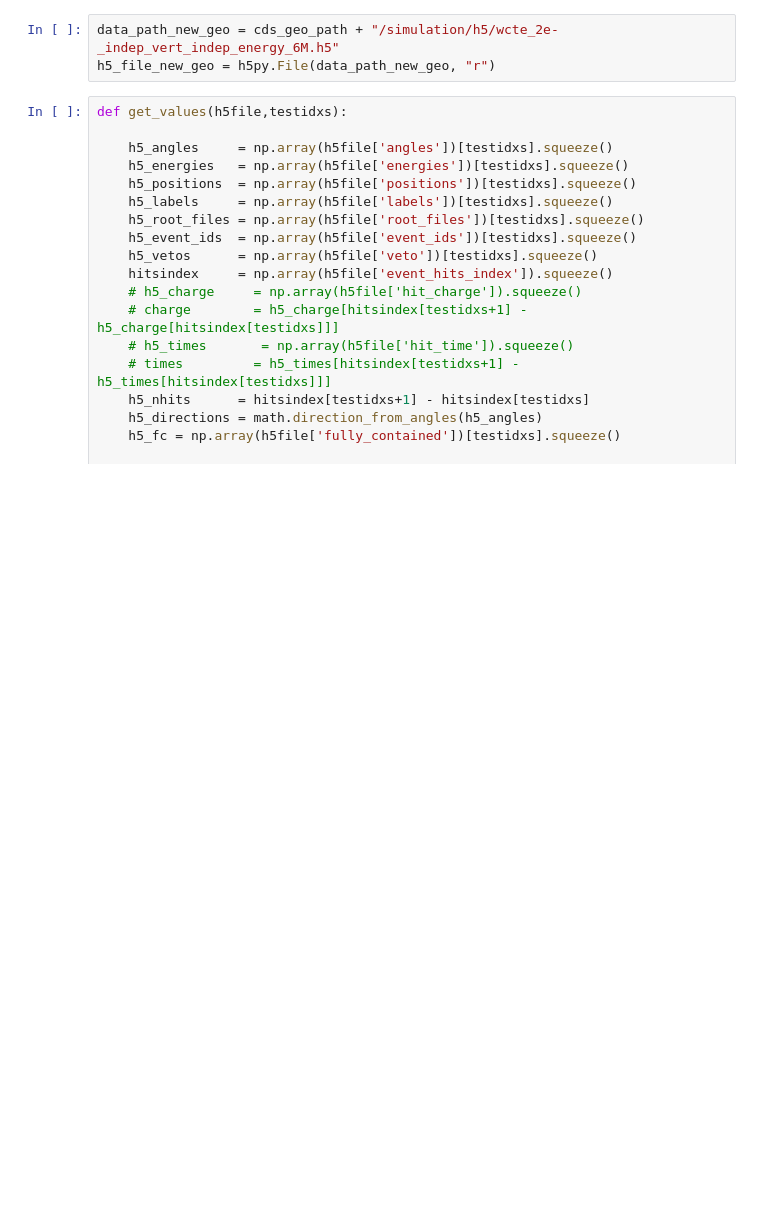
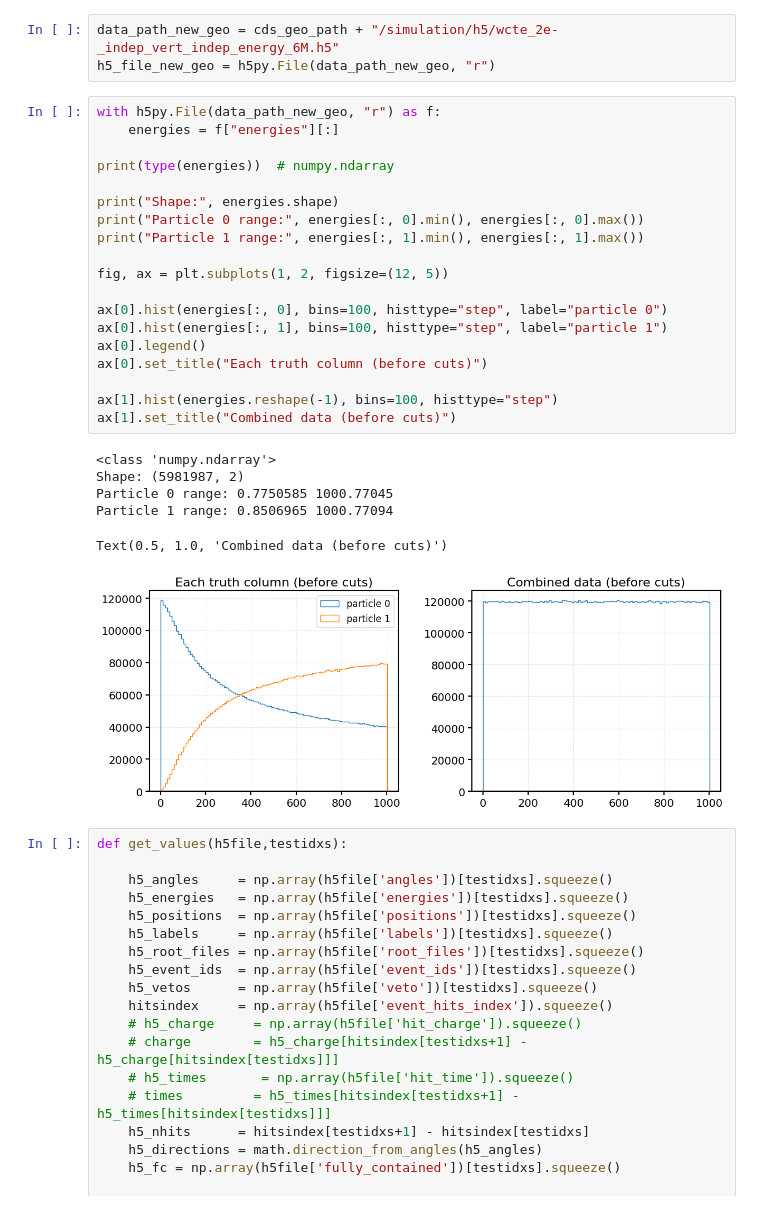
Before and after one commit to cid02219585/WatChMaL, a Jupyter notebook: regression_analysis_multi.ipynb, the cells around one changed output. Saved outputs shown, nothing was run; the diff lists cells and outputs as text; blank space fills up the shorter version.

Commit message:
plotting changes

```diff
--- a/regression_analysis_multi.ipynb
+++ b/regression_analysis_multi.ipynb
@@ -67,6 +67,32 @@ test_idxs_new_geo  = np.load(idxs_path_new_geo, allow_pickle=True)['test_idxs']
 # %%
 data_path_new_geo = cds_geo_path + "/simulation/h5/wcte_2e-_indep_vert_indep_energy_6M.h5"
 h5_file_new_geo = h5py.File(data_path_new_geo, "r")
+# %%
+with h5py.File(data_path_new_geo, "r") as f:
+    energies = f["energies"][:]
+
+print(type(energies))  # numpy.ndarray
+
+print("Shape:", energies.shape)
+print("Particle 0 range:", energies[:, 0].min(), energies[:, 0].max())
+print("Particle 1 range:", energies[:, 1].min(), energies[:, 1].max())
+
+fig, ax = plt.subplots(1, 2, figsize=(12, 5))
+
+ax[0].hist(energies[:, 0], bins=100, histtype="step", label="particle 0")
+ax[0].hist(energies[:, 1], bins=100, histtype="step", label="particle 1")
+ax[0].legend()
+ax[0].set_title("Each truth column (before cuts)")
+
+ax[1].hist(energies.reshape(-1), bins=100, histtype="step")
+ax[1].set_title("Combined data (before cuts)")
+# %% [output]
+<class 'numpy.ndarray'>
+Shape: (5981987, 2)
+Particle 0 range: 0.7750585 1000.77045
+Particle 1 range: 0.8506965 1000.77094
+Text(0.5, 1.0, 'Combined data (before cuts)')
+[figure, added]
 # %%
 def get_values(h5file,testidxs):
 
```
Also changed, not shown: parts of 4 cells of this notebook, 2 other files.
